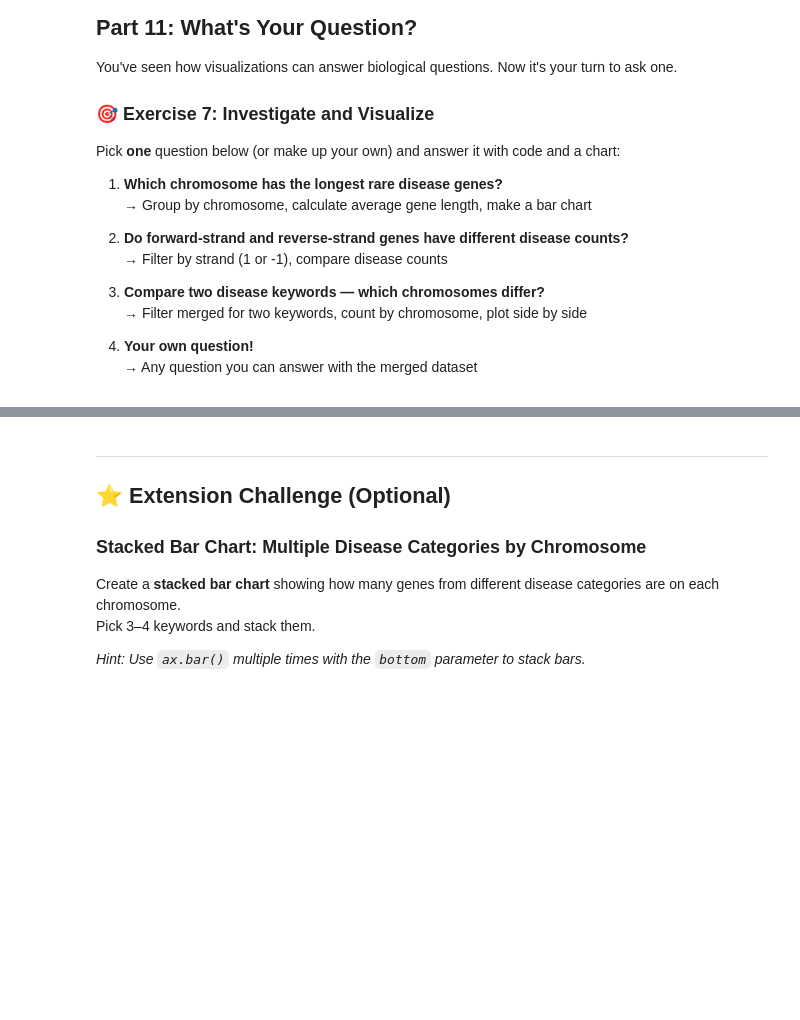
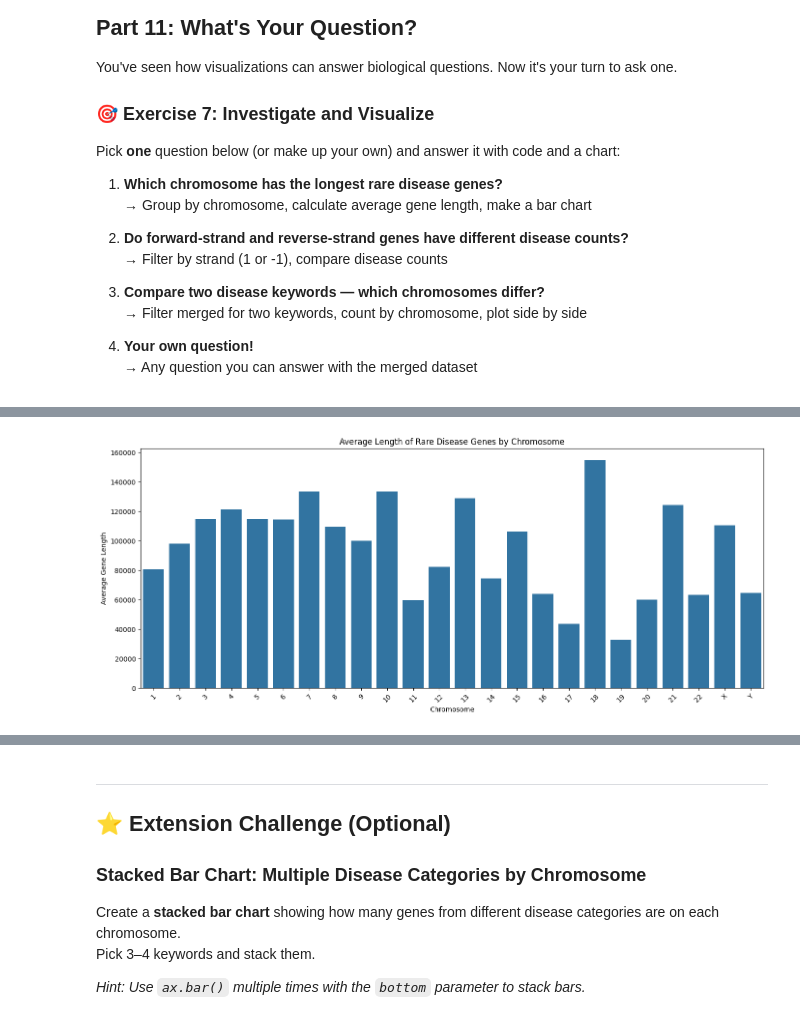
Before and after one commit to adi-chandrasekaran/rare-disease-genes, a Jupyter notebook: notebooks/Rare_Disease_Genes_HW3.ipynb, the cells around one changed output, grey strips where cells are left out. Cells and saved outputs as stored; diff of their text form; code cells hidden in the pictures; blank space fills up the shorter version.

```diff
--- a/notebooks/Rare_Disease_Genes_HW3.ipynb
+++ b/notebooks/Rare_Disease_Genes_HW3.ipynb
@@ -1184,0 +1320,20 @@ In 3–5 sentences, summarize what you found in Exercise 7.
+# %%
+# YOUR CODE HERE — Step 1: Prepare your data
+
+# Step 1: Group by chromosome and calculate average gene length
+avg_length = (
+    unique_disease_genes
+    .groupby("chromosome")["length"]
+    .mean()
+    .reindex(chrom_order)
+)
+
+# Step 2: Convert to table format
+avg_length_df = avg_length.reset_index()
+avg_length_df.columns = ["Chromosome", "Average Gene Length"]
+
+# Optional: round values for cleaner display
+avg_length_df["Average Gene Length"] = avg_length_df["Average Gene Length"].round(2)
+
+# Step 3: Display table
+avg_length_df
@@ -1184,0 +1358,18 @@ In 3–5 sentences, summarize what you found in Exercise 7.
+# %%
+# YOUR CODE HERE — Step 2: Create your chart
+plt.figure(figsize=(14, 6))
+
+sns.barplot(
+    x=avg_length.index,
+    y=avg_length.values
+)
+
+plt.title("Average Length of Rare Disease Genes by Chromosome")
+plt.xlabel("Chromosome")
+plt.ylabel("Average Gene Length")
+
+plt.xticks(rotation=45)
+plt.tight_layout()
+plt.show()
+# %% [output]
+[figure, added]
```
Also changed, not shown: parts of 29 cells of this notebook.
